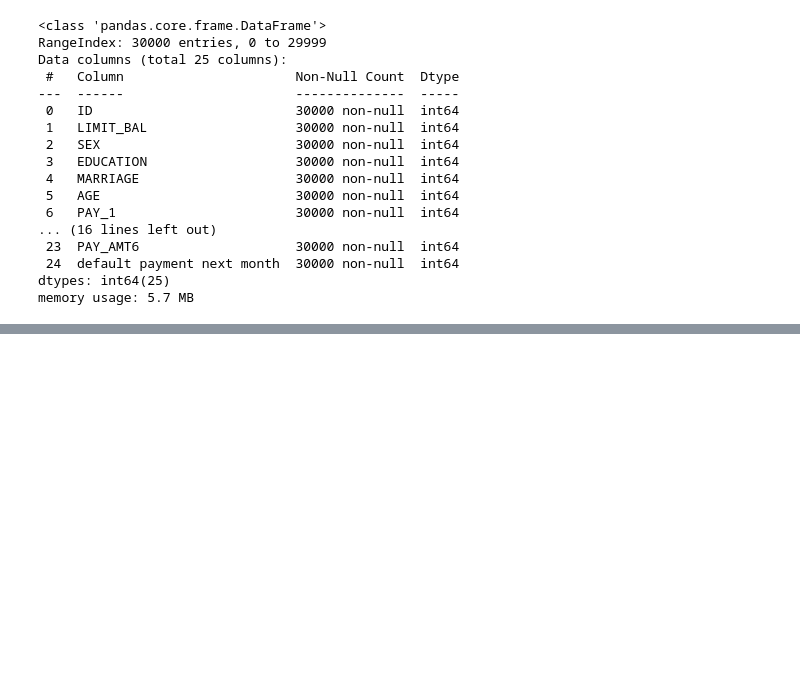
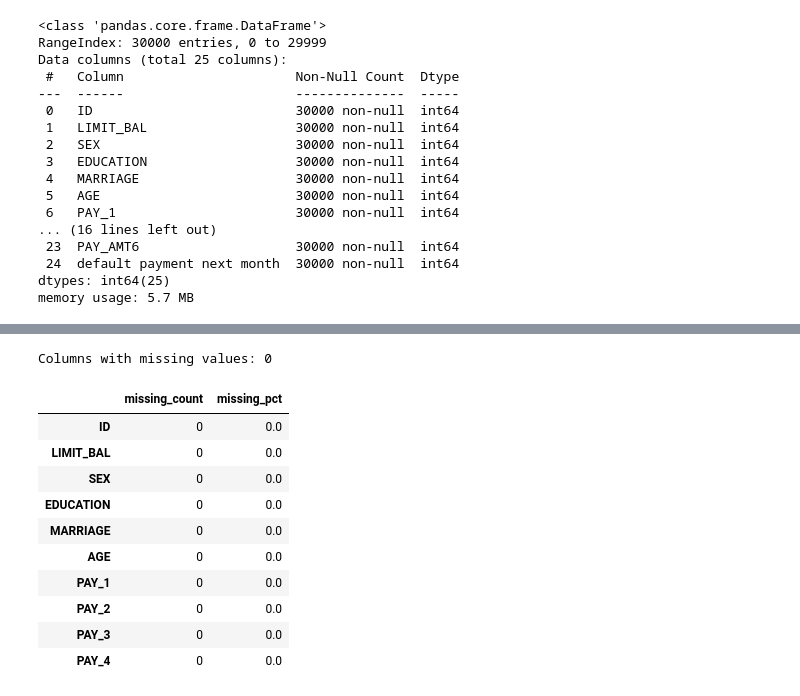
Before and after one commit to Dewmi2004/NovaX--Group-project-of-Python-for-DS-AI, a Jupyter notebook: NovaX.ipynb, the cells around one changed output, grey strips where cells are left out. Drawn from its saved outputs; the diff is of its cells as text; code cells hidden in the pictures; blank space fills up the shorter version.

```diff
--- a/NovaX.ipynb
+++ b/NovaX.ipynb
@@ -98,0 +119,23 @@ memory usage: 5.7 MB
+# %%
+missing_summary = (
+    df_raw.isnull()
+    .sum()
+    .to_frame("missing_count")
+    .assign(missing_pct=lambda d: (d["missing_count"] / len(df_raw) * 100).round(3))
+    .sort_values("missing_count", ascending=False)
+)
+print("Columns with missing values:", (missing_summary["missing_count"] > 0).sum())
+missing_summary.head(10)
+# %% [output]
+Columns with missing values: 0
+|  | missing_count | missing_pct |
+| ID | 0 | 0.0 |
+| LIMIT_BAL | 0 | 0.0 |
+| SEX | 0 | 0.0 |
+| EDUCATION | 0 | 0.0 |
+| MARRIAGE | 0 | 0.0 |
+| AGE | 0 | 0.0 |
+| PAY_1 | 0 | 0.0 |
+| PAY_2 | 0 | 0.0 |
+| PAY_3 | 0 | 0.0 |
+| PAY_4 | 0 | 0.0 |
```
Also changed, not shown: parts of 4 cells of this notebook.
